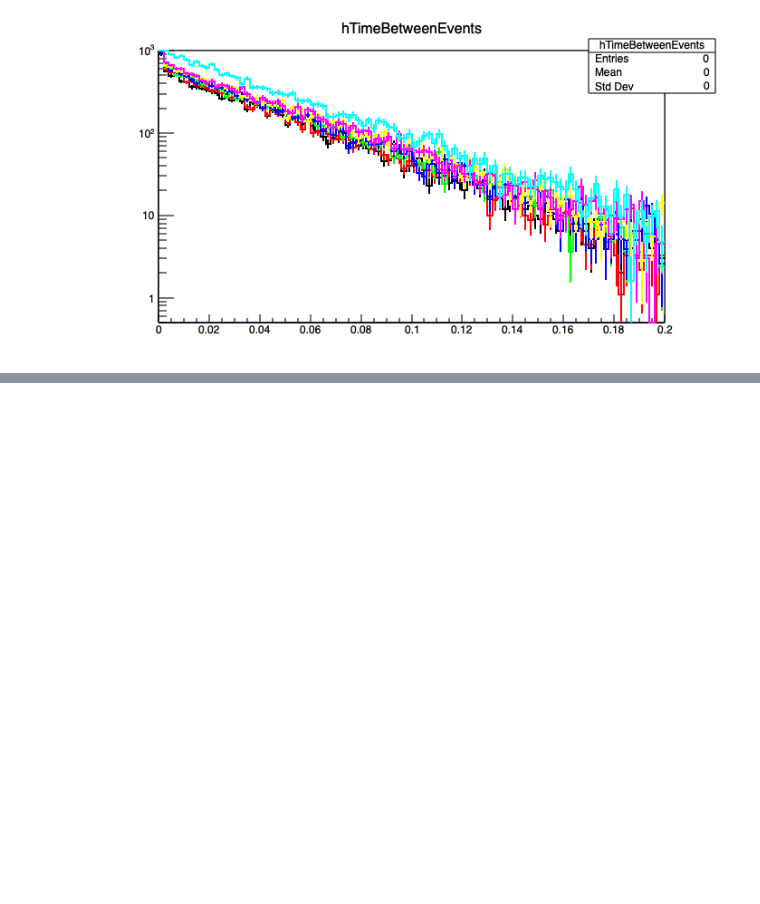
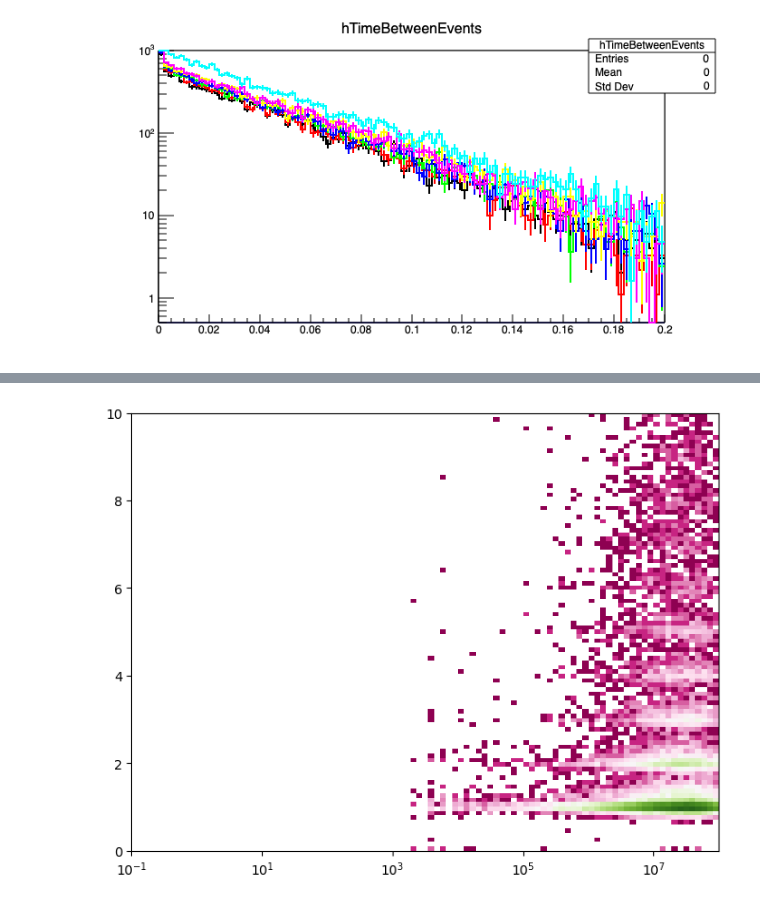
Before and after one commit to austindsc/cf4_analysisPipeline, a Jupyter notebook: code1Analysis/ana1_Cs_bkgs_v1.ipynb, the cells around one changed output, grey strips where cells are left out. Cells and saved outputs as stored; diff of their text form; code cells hidden in the pictures; blank space fills up the shorter version.

```diff
--- a/code1Analysis/ana1_Cs_bkgs_v1.ipynb
+++ b/code1Analysis/ana1_Cs_bkgs_v1.ipynb
@@ -499,0 +505,26 @@ c3.Draw()
+# %%
+rc32 = FindRCbyHeight(32, rcl_cs_bare_heights)
+rc32.GetHeight()
+
+
+rc32.BuildCorrectEventTimes()
+timePulses, NPElist = rc32.BuildCorrectEventPulseTimes(QVAR_USE, peCut=0.5)
+
+ttnp = (timePulses[1:] - timePulses[:-1]) # currently in ns
+NPElist2 = NPElist[1:]
+
+x_edges = np.logspace(-1, 8, num = 100)
+y_edges = np.linspace(0, 10, num = 100)
+# plt.hist(evTime, bins = 500, range = (0, int(max(evTime))), histtype="step")
+# plt.hist(evTimeFixed, bins = 500, range = (0, max(evTimeFixed)))
+# plt.plot()
+# plt.hist(ttnp, bins = 100)
+fig, ax = plt.subplots(1, 1, figsize =(8, 6))
+ax.hist2d(ttnp, NPElist2, bins = [x_edges, y_edges], cmap = "PiYG", norm = matplotlib.colors.LogNorm())
+# plt.hist2d(NPElist[:-1], NPElist[1:], bins = (100, 100), range=((0, 10), (0, 10)), cmap = "PiYG", norm = matplotlib.colors.LogNorm())
+# ax.set_xlim(1, 10**6)
+ax.set_xscale("log")
+
+plt.show()
+# %% [output]
+[figure, added]
```
Also changed, not shown: parts of 10 cells of this notebook, 3 other files.
